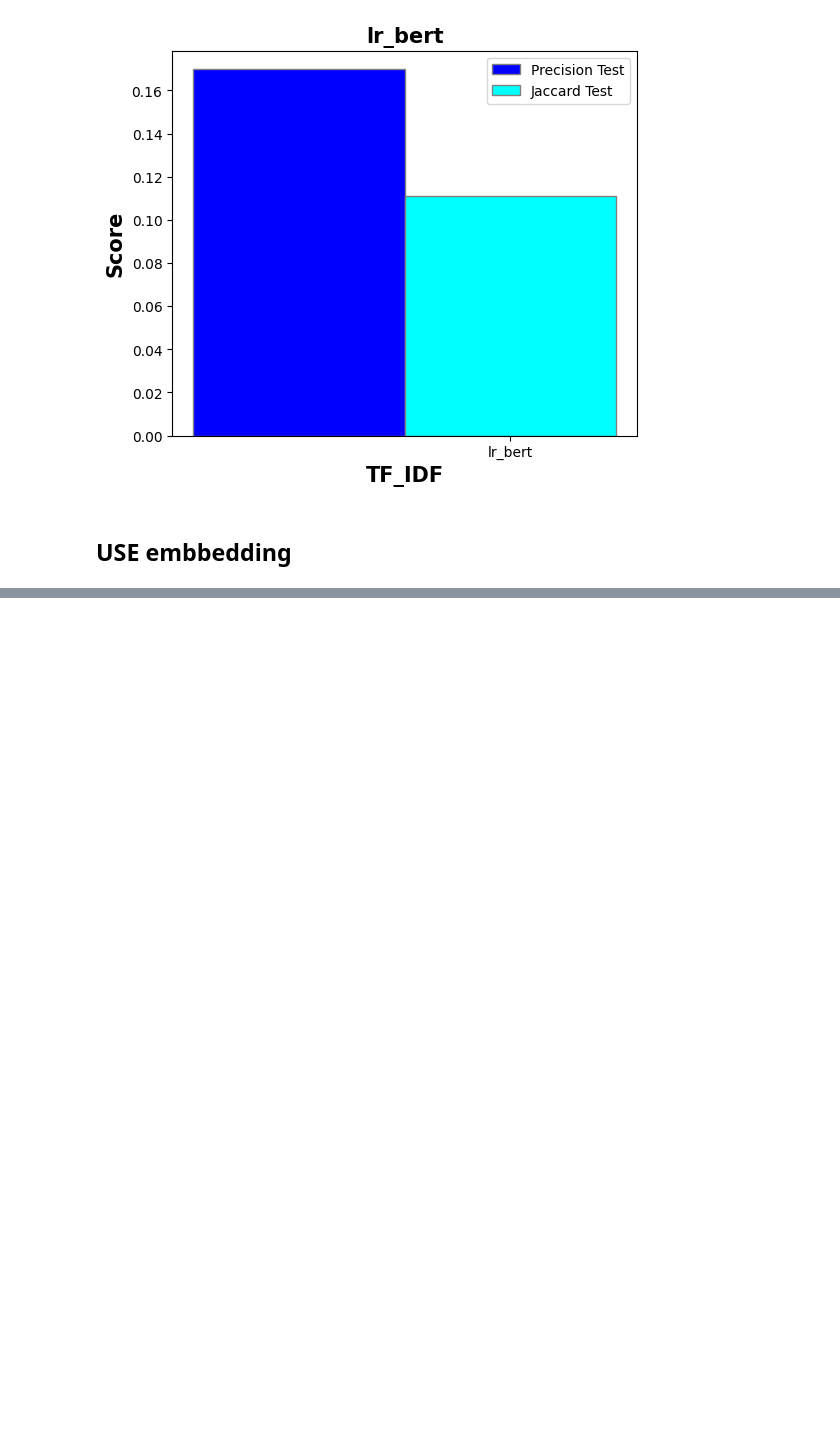
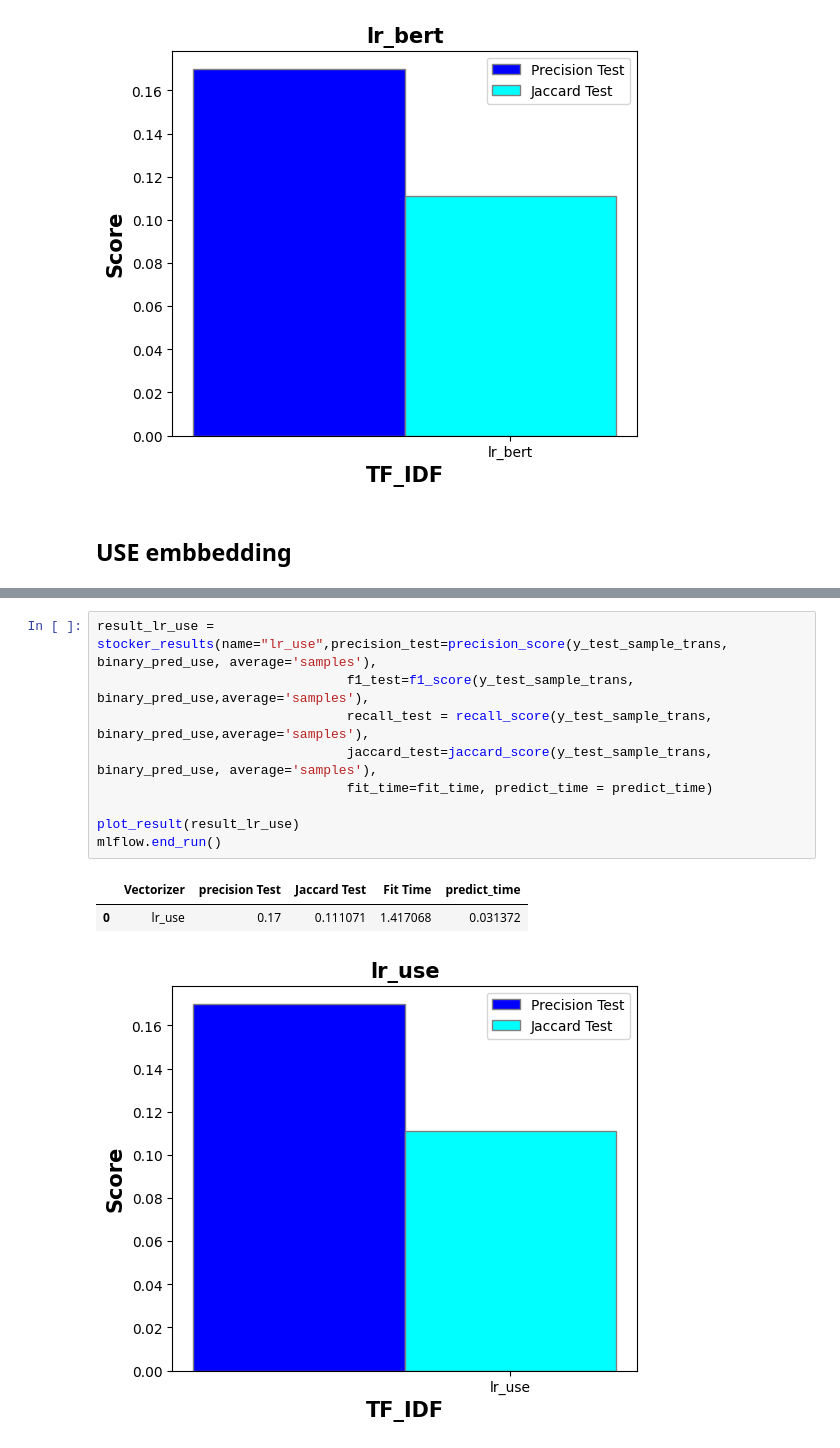
Before and after one commit to BahiaB/MLE-P5-main, a Jupyter notebook: supervised.ipynb, the cells around one changed output, grey strips where cells are left out. Cells and saved outputs as stored; diff of their text form; blank space fills up the shorter version.

```diff
--- a/supervised.ipynb
+++ b/supervised.ipynb
@@ -786,3 +683,16 @@ shape de X_test_sample_trans (10, 384)
 Precision: 0.16999999999999998
 Recall: 0.225
 F1 Score: 0.19126984126984128
+# %%
+result_lr_use = stocker_results(name="lr_use",precision_test=precision_score(y_test_sample_trans, binary_pred_use, average='samples'),
+                                f1_test=f1_score(y_test_sample_trans, binary_pred_use,average='samples'),
+                                recall_test = recall_score(y_test_sample_trans, binary_pred_use,average='samples'),
+                                jaccard_test=jaccard_score(y_test_sample_trans, binary_pred_use, average='samples'),
+                                fit_time=fit_time, predict_time = predict_time)
+
+plot_result(result_lr_use)
+mlflow.end_run()
+# %% [output]
+|  | Vectorizer | precision Test | Jaccard Test | Fit Time | predict_time |
+| 0 | lr_use | 0.17 | 0.111071 | 1.417068 | 0.031372 |
+[figure, added]
```
Also changed, not shown: parts of 44 cells of this notebook.
